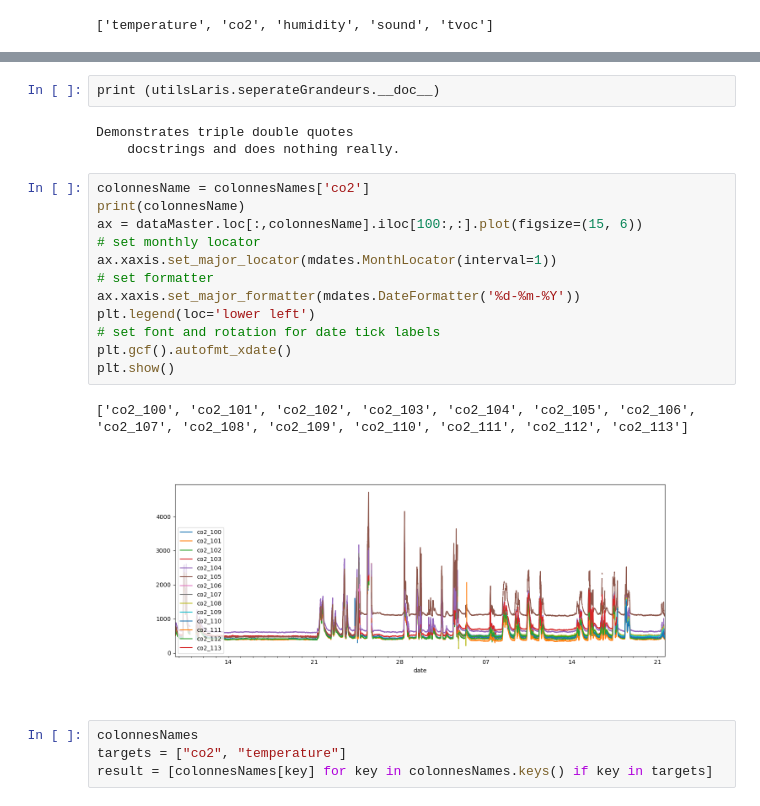
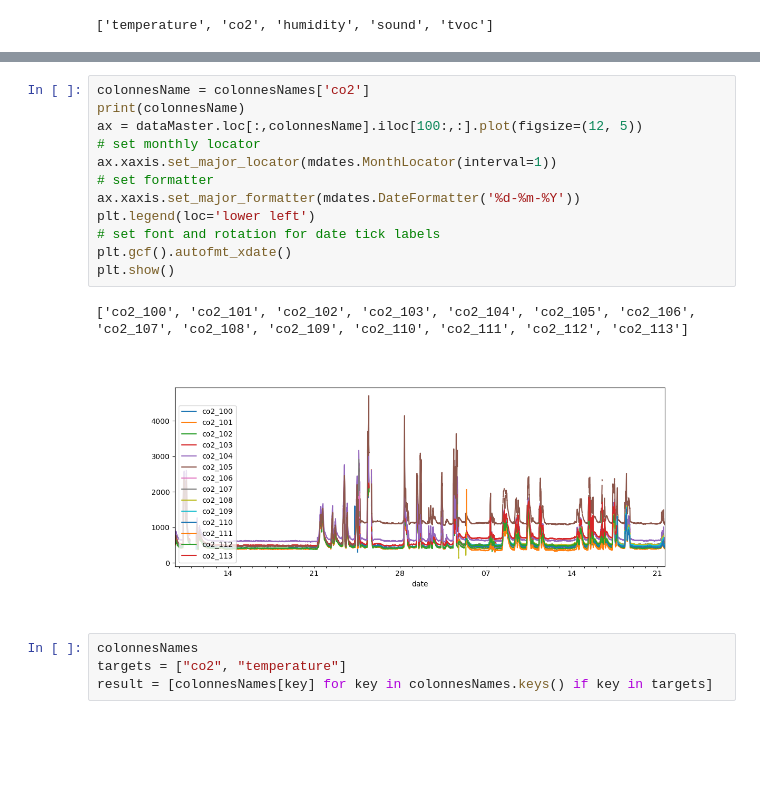
Before and after one commit to Ah-essabar/Master_SDS_Angers, a Jupyter notebook: S2/Mesures Polytech/MesuresAmbiance/ImportdataAmbiance.ipynb, the cells around one changed output, grey strips where cells are left out. Drawn from its saved outputs; the diff is of its cells as text; blank space fills up the shorter version.

```diff
--- a/S2/Mesures Polytech/MesuresAmbiance/ImportdataAmbiance.ipynb
+++ b/S2/Mesures Polytech/MesuresAmbiance/ImportdataAmbiance.ipynb
@@ -121,23 +112,18 @@ seperateGrandeurs(df, grandeurs={'temperature': [], 'co2': [], 'humidity': [], '
-# %%
-print (utilsLaris.seperateGrandeurs.__doc__)
-# %% [output]
-Demonstrates triple double quotes
-    docstrings and does nothing really.
 # %%
 colonnesName = colonnesNames['co2']
 print(colonnesName)
-ax = dataMaster.loc[:,colonnesName].iloc[100:,:].plot(figsize=(15, 6))
+ax = dataMaster.loc[:,colonnesName].iloc[100:,:].plot(figsize=(12, 5))
 # set monthly locator
 ax.xaxis.set_major_locator(mdates.MonthLocator(interval=1))
 # set formatter
 ax.xaxis.set_major_formatter(mdates.DateFormatter('%d-%m-%Y'))
 plt.legend(loc='lower left')
 # set font and rotation for date tick labels
 plt.gcf().autofmt_xdate()
 plt.show()
 # %% [output]
 ['co2_100', 'co2_101', 'co2_102', 'co2_103', 'co2_104', 'co2_105', 'co2_106', 'co2_107', 'co2_108', 'co2_109', 'co2_110', 'co2_111', 'co2_112', 'co2_113']
-[figure, old version]
+[figure, new version]
 # %%
 colonnesNames
 targets = ["co2", "temperature"]
```
Also changed, not shown: parts of 6 cells of this notebook, 1 other file.
